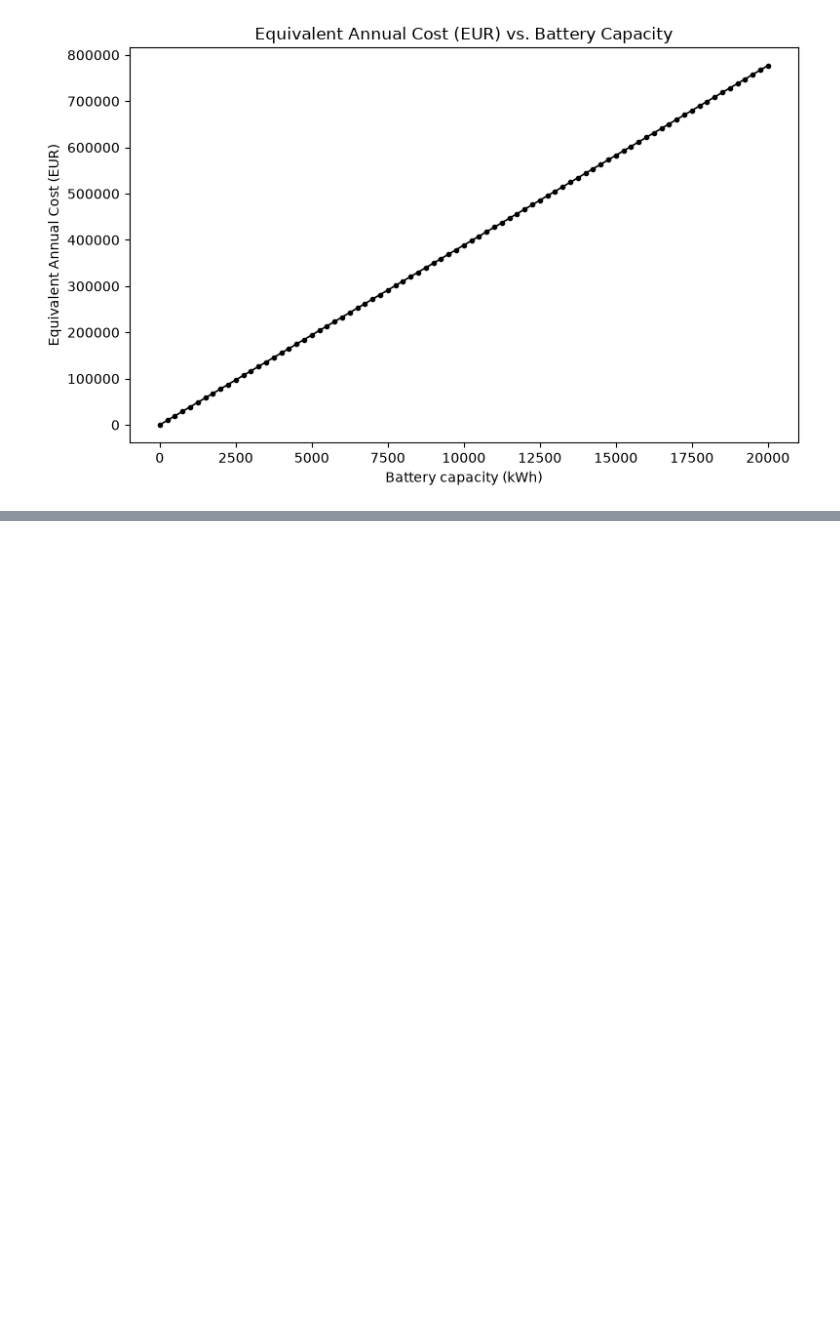
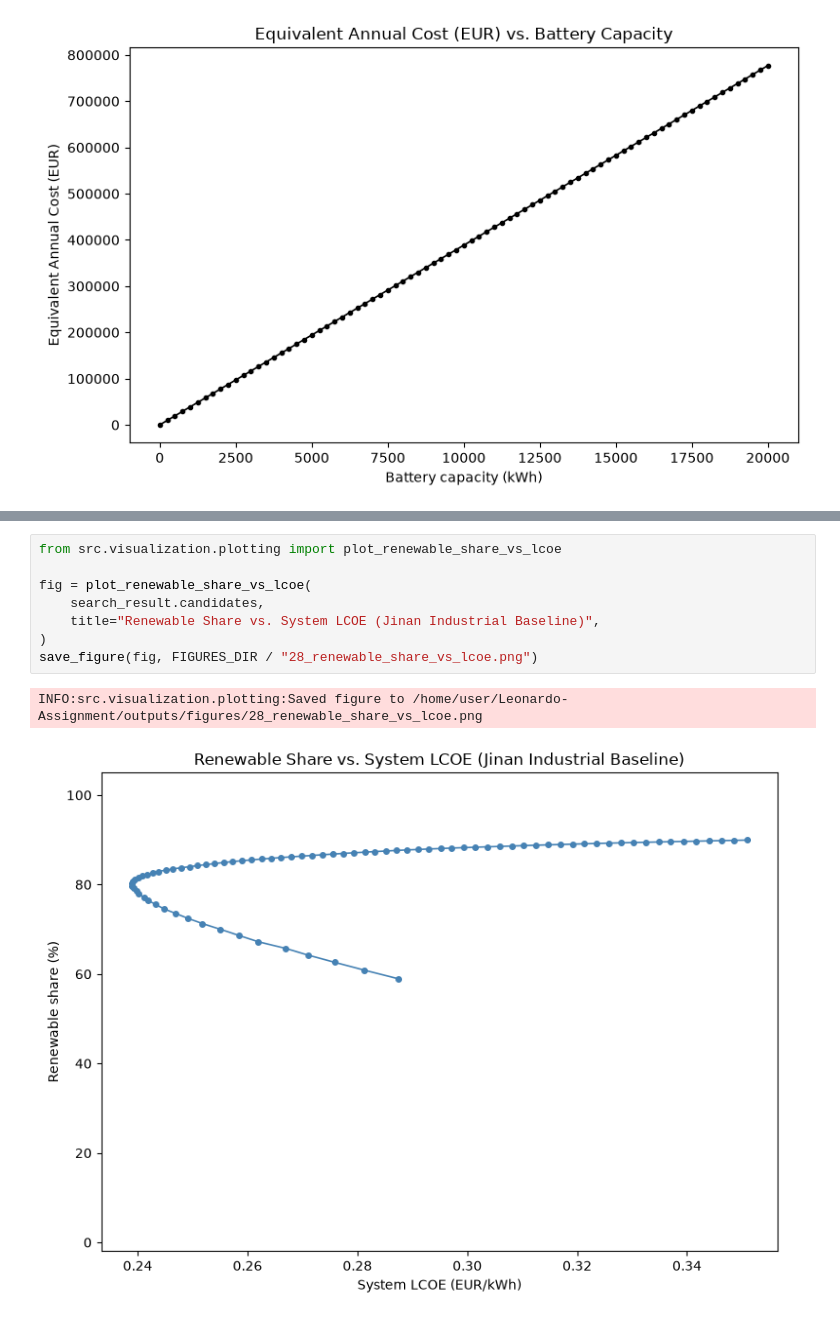
Before and after one commit to sulhos/Leonardo-Assignment, a Jupyter notebook: notebooks/01_mechanistic_model.ipynb, the cells around one changed output, grey strips where cells are left out. Drawn from its saved outputs; the diff is of its cells as text; blank space fills up the shorter version.

```diff
--- a/notebooks/01_mechanistic_model.ipynb
+++ b/notebooks/01_mechanistic_model.ipynb
@@ -416 +439,12 @@ INFO:src.visualization.plotting:Saved figure to /home/user/Leonardo-Assignment/o
+# %%
+from src.visualization.plotting import plot_renewable_share_vs_lcoe
+
+fig = plot_renewable_share_vs_lcoe(
+    search_result.candidates,
+    title="Renewable Share vs. System LCOE (Jinan Industrial Baseline)",
+)
+save_figure(fig, FIGURES_DIR / "28_renewable_share_vs_lcoe.png")
+# %% [output]
+INFO:src.visualization.plotting:Saved figure to /home/user/Leonardo-Assignment/outputs/figures/28_renewable_share_vs_lcoe.png
+[figure, added]
 # %% [markdown]
```
Also changed, not shown: parts of 13 cells of this notebook, 10 other files.
